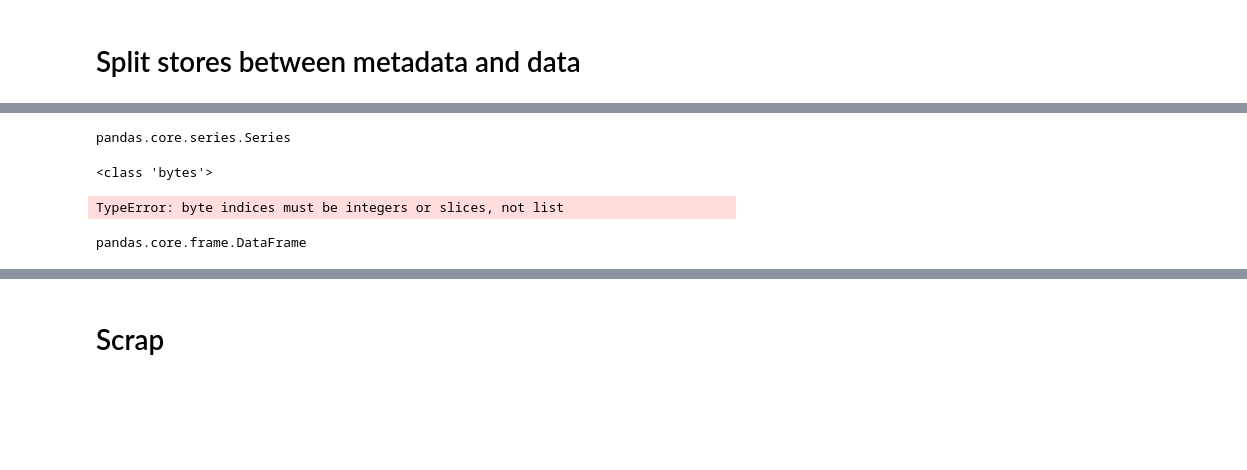
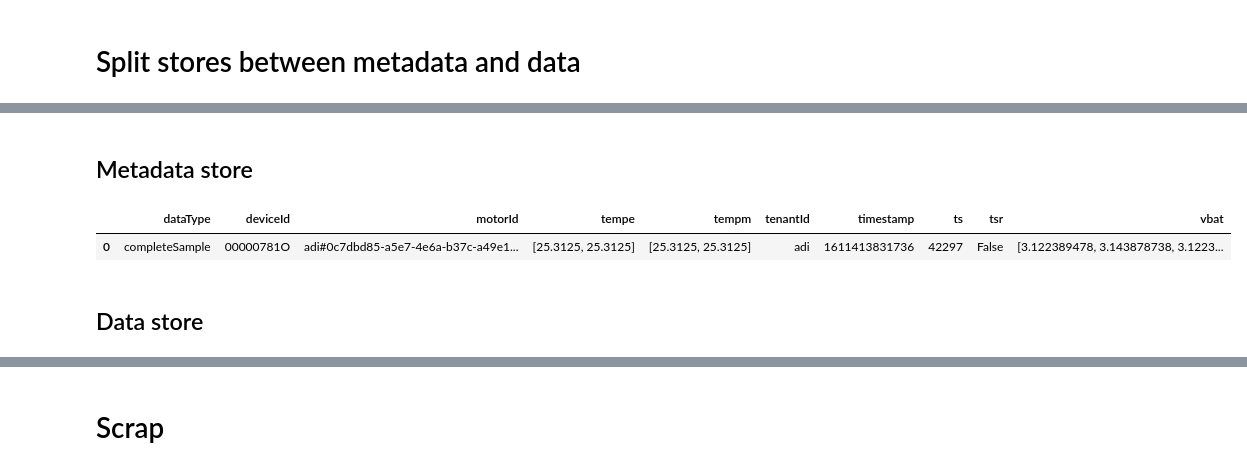
Before and after one commit to thorwhalen/plunk, a Jupyter notebook: plunk/sb/sms/data_access.ipynb, the cells around one changed output, grey strips where cells are left out. Saved outputs shown, nothing was run; the diff lists cells and outputs as text; code cells hidden in the pictures; blank space fills up the shorter version.

```diff
--- a/plunk/sb/sms/data_access.ipynb
+++ b/plunk/sb/sms/data_access.ipynb
@@ -241,4 +37,0 @@ IndexError: iloc cannot enlarge its target object
-# %%
-type(d['flux'].T)
-# %% [output]
-pandas.core.series.Series
@@ -247,10 +38,11 @@ second_key = list(store.keys())[1]
-# %%
-df =s[second_key]
-df
-# %% [output]
-<class 'bytes'>
-TypeError: byte indices must be integers or slices, not list
-# %%
-type(df[['ts']])
-# %% [output]
-pandas.core.frame.DataFrame
+# %% [markdown]
+## Metadata store
+# %%
+from plunk.sb.sms.utils import metadata_store, data_store
+metadata = metadata_store(store)
+metadata[key]
+# %% [output]
+|  | dataType | deviceId | motorId | tempe | tempm | tenantId | timestamp | ts | tsr | vbat |
+| 0 | completeSample | 00000781O | adi#0c7dbd85-a5e7-4e6a-b37c-a49e1... | [25.3125, 25.3125] | [25.3125, 25.3125] | adi | 1611413831736 | 42297 | False | [3.122389478, 3.143878738, 3.1223... |
+# %% [markdown]
+## Data store
```
Also changed, not shown: parts of 25 cells of this notebook, 1 other file.
